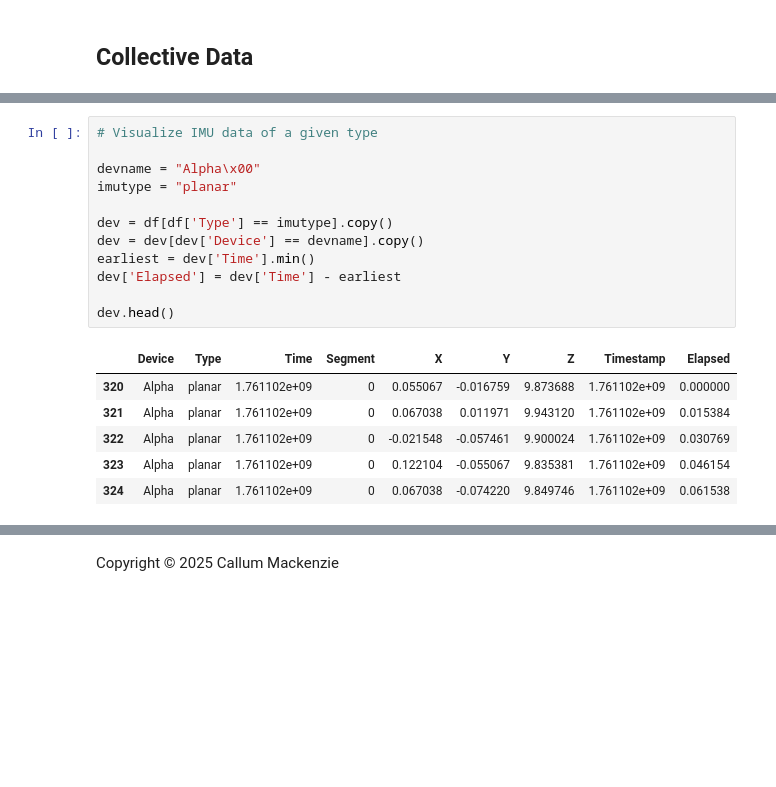
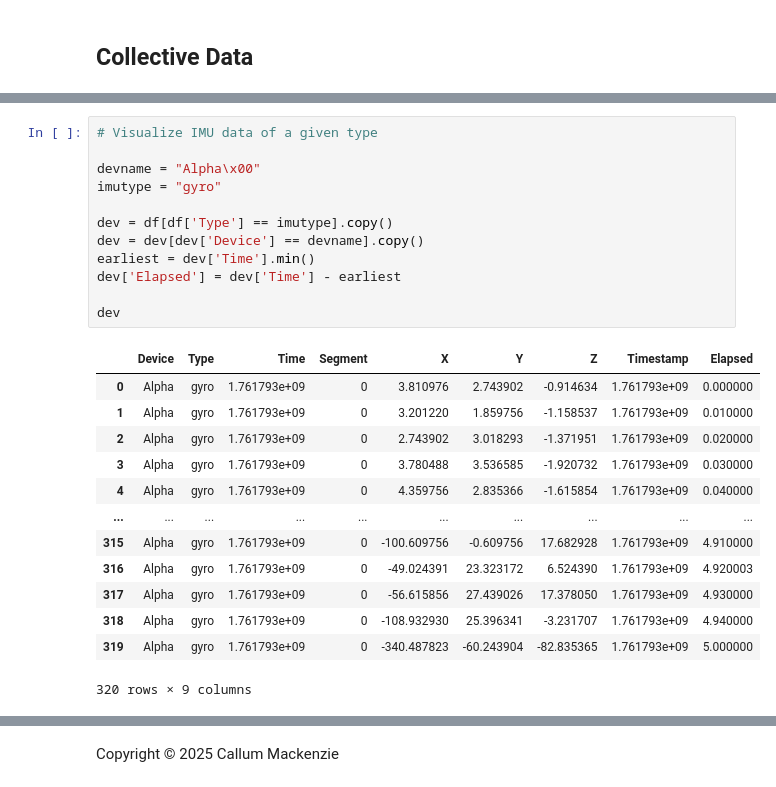
Before and after one commit to Fitintel/fitnet-ml, a Jupyter notebook: test-analysis.ipynb, the cells around one changed output, grey strips where cells are left out. Saved outputs shown, nothing was run; the diff lists cells and outputs as text; blank space fills up the shorter version.

```diff
--- a/test-analysis.ipynb
+++ b/test-analysis.ipynb
@@ -170,22 +170,29 @@ df.head()
 # %%
 # Visualize IMU data of a given type
 
 devname = "Alpha\x00"
-imutype = "planar"
+imutype = "gyro"
 
 dev = df[df['Type'] == imutype].copy()
 dev = dev[dev['Device'] == devname].copy()
 earliest = dev['Time'].min()
 dev['Elapsed'] = dev['Time'] - earliest
 
-dev.head()
+dev
 # %% [output]
 |  | Device | Type | Time | Segment | X | Y | Z | Timestamp | Elapsed |
-| 320 | Alpha | planar | 1.761102e+09 | 0 | 0.055067 | -0.016759 | 9.873688 | 1.761102e+09 | 0.000000 |
-| 321 | Alpha | planar | 1.761102e+09 | 0 | 0.067038 | 0.011971 | 9.943120 | 1.761102e+09 | 0.015384 |
-| 322 | Alpha | planar | 1.761102e+09 | 0 | -0.021548 | -0.057461 | 9.900024 | 1.761102e+09 | 0.030769 |
-| 323 | Alpha | planar | 1.761102e+09 | 0 | 0.122104 | -0.055067 | 9.835381 | 1.761102e+09 | 0.046154 |
-| 324 | Alpha | planar | 1.761102e+09 | 0 | 0.067038 | -0.074220 | 9.849746 | 1.761102e+09 | 0.061538 |
+| 0 | Alpha | gyro | 1.761793e+09 | 0 | 3.810976 | 2.743902 | -0.914634 | 1.761793e+09 | 0.000000 |
+| 1 | Alpha | gyro | 1.761793e+09 | 0 | 3.201220 | 1.859756 | -1.158537 | 1.761793e+09 | 0.010000 |
+| 2 | Alpha | gyro | 1.761793e+09 | 0 | 2.743902 | 3.018293 | -1.371951 | 1.761793e+09 | 0.020000 |
+| 3 | Alpha | gyro | 1.761793e+09 | 0 | 3.780488 | 3.536585 | -1.920732 | 1.761793e+09 | 0.030000 |
+| 4 | Alpha | gyro | 1.761793e+09 | 0 | 4.359756 | 2.835366 | -1.615854 | 1.761793e+09 | 0.040000 |
+| ... | ... | ... | ... | ... | ... | ... | ... | ... | ... |
+| 315 | Alpha | gyro | 1.761793e+09 | 0 | -100.609756 | -0.609756 | 17.682928 | 1.761793e+09 | 4.910000 |
+| 316 | Alpha | gyro | 1.761793e+09 | 0 | -49.024391 | 23.323172 | 6.524390 | 1.761793e+09 | 4.920003 |
+| 317 | Alpha | gyro | 1.761793e+09 | 0 | -56.615856 | 27.439026 | 17.378050 | 1.761793e+09 | 4.930000 |
+| 318 | Alpha | gyro | 1.761793e+09 | 0 | -108.932930 | 25.396341 | -3.231707 | 1.761793e+09 | 4.940000 |
+| 319 | Alpha | gyro | 1.761793e+09 | 0 | -340.487823 | -60.243904 | -82.835365 | 1.761793e+09 | 5.000000 |
+320 rows × 9 columns
 # %%
 import matplotlib.pyplot as plt
 
```
Also changed, not shown: parts of 7 cells of this notebook.
